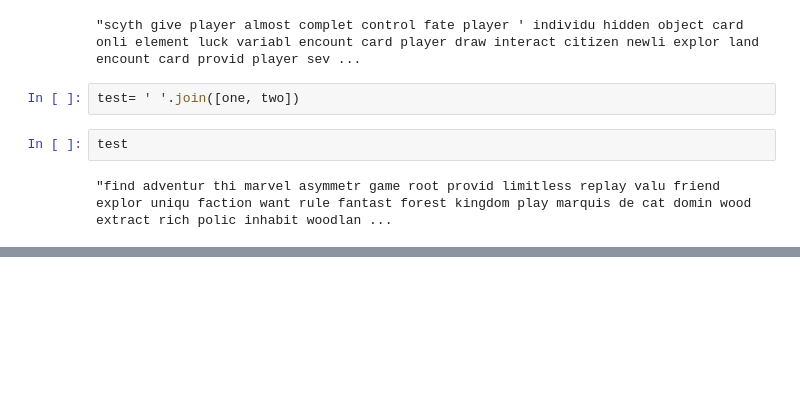
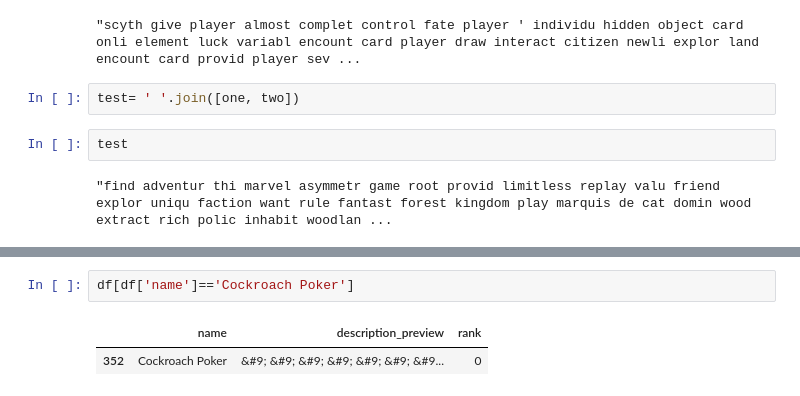
Before and after one commit to Andy-Jensen/board-game-project, a Jupyter notebook: explore.ipynb, the cells around one changed output, grey strips where cells are left out. Drawn from its saved outputs; the diff is of its cells as text; blank space fills up the shorter version.

Commit message:
description analysis of high and low ranked games

```diff
--- a/explore.ipynb
+++ b/explore.ipynb
@@ -917,0 +1037,5 @@ all_des[0:500]
+# %%
+df[df['name']=='Cockroach Poker']
+# %% [output]
+|  | name | description_preview | rank |
+| 352 | Cockroach Poker | &#9; &#9; &#9; &#9; &#9; &#9; &#9... | 0 |
```
Also changed, not shown: parts of 26 cells of this notebook.
